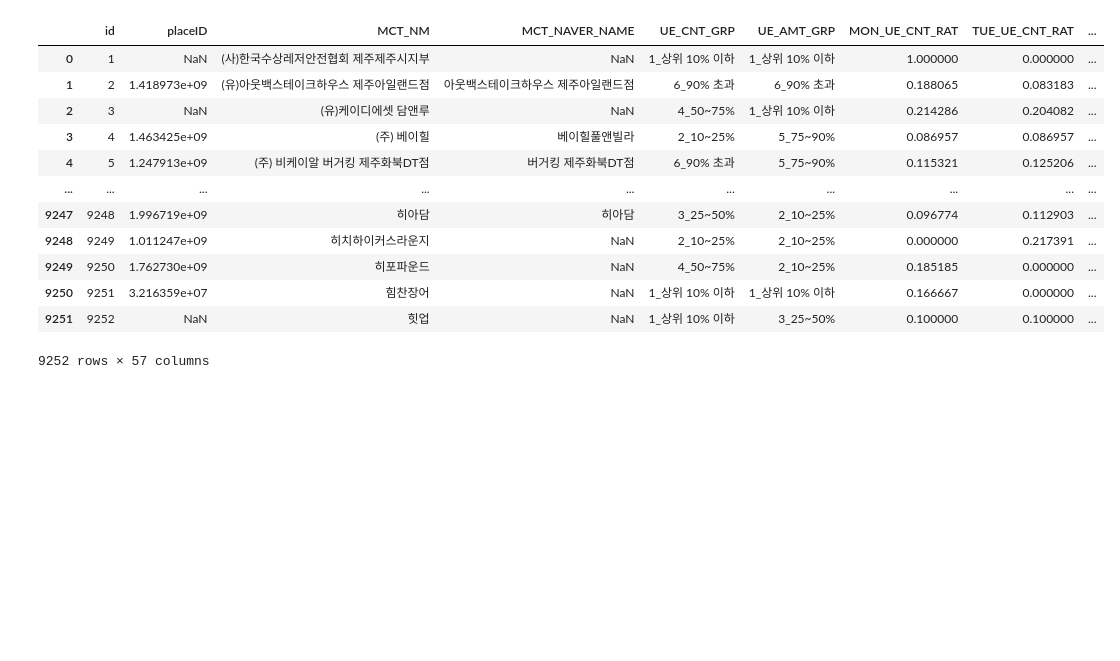
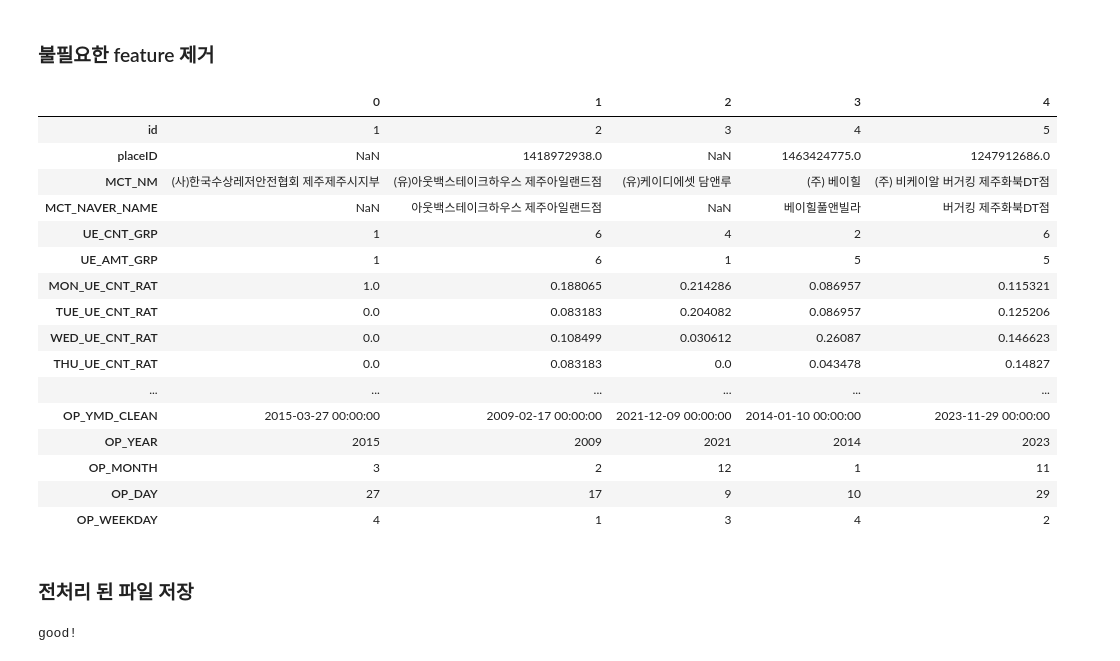
Before and after one commit to MD-KoD/MD-KoD-DP, a Jupyter notebook: DATA_Preprocessing_by_EDA.ipynb, the cells around one changed output. Saved outputs shown, nothing was run; the diff lists cells and outputs as text; code cells hidden in the pictures; blank space fills up the shorter version.

```diff
--- a/DATA_Preprocessing_by_EDA.ipynb
+++ b/DATA_Preprocessing_by_EDA.ipynb
@@ -22,0 +9,9 @@ print(info_df.columns.tolist())
+# %%
+info_df = pd.read_csv('./jeju_csv/information.csv', on_bad_lines='skip')
+rev_df = pd.read_csv('./jeju_csv/review.csv', on_bad_lines='skip')
+tour_df = pd.read_csv('./jeju_csv/tour.csv', on_bad_lines='skip')
+
+
+print(info_df.columns.tolist())
+print(rev_df.columns.tolist())
+print(tour_df.columns.tolist())
@@ -72,7 +81,29 @@ mapping_ordinal = {
     '6_90% 초과': 6,
 }
 
+info_df['UE_CNT_GRP'] = info_df['UE_CNT_GRP'].map(mapping_ordinal)
+info_df['UE_AMT_GRP'] = info_df['UE_AMT_GRP'].map(mapping_ordinal)
+info_df['UE_AMT_PER_TRSN_GRP'] = info_df['UE_AMT_PER_TRSN_GRP'].map(mapping_ordinal)
 
-info_df['UE_CNT_GRP_NUM'] = info_df['UE_CNT_GRP'].map(mapping_ordinal)
-info_df['UE_AMT_GRP_NUM'] = info_df['UE_AMT_GRP'].map(mapping_ordinal)
-info_df['UE_AMT_PER_TRSN_GRP_NUM'] = info_df['UE_AMT_PER_TRSN_GRP'].map(mapping_ordinal)
+plt.figure(figsize=(15, 5))
+
+plt.subplot(131)
+info_df['UE_CNT_GRP'].value_counts().sort_index().plot(kind='bar')
+plt.title('UE_CNT_GRP Distribution')
+plt.xlabel('ordinal')
+plt.ylabel('count')
+
+plt.subplot(132)
+info_df['UE_AMT_GRP'].value_counts().sort_index().plot(kind='bar')
+plt.title('UE_AMT_GRP Distribution')
+plt.xlabel('ordinal')
+plt.ylabel('count')
+
+plt.subplot(133)
+info_df['UE_AMT_PER_TRSN_GRP'].value_counts().sort_index().plot(kind='bar')
+plt.title('UE_AMT_PER_TRSN_GRP Distribution')
+plt.xlabel('ordinal')
+plt.ylabel('count')
+
+plt.tight_layout()
+plt.show()
@@ -116,22 +112,35 @@ dtype: int64
+# %% [markdown]
+### 불필요한 feature 제거
 # %%
 # 제거할 컬럼 리스트
-columns_to_drop = ['TOTAL_REVIEW_NUM', 'TOTAL_BLOG_REVIEW_NUM', 'EWT', 'CD', 'NAVER_ADDR']
+columns_to_drop = ['TOTAL_REVIEW_NUM', 'TOTAL_BLOG_REVIEW_NUM', 'EWT', 'CD', 'NAVER_ADDR', 'crawling_main_ver', 'crawling_info_ver', 'crawling_review_ver', 'crawling_menu_ver']
 
 # 해당 컬럼 제거
 info_df = info_df.drop(columns=columns_to_drop)
 # %%
-info_df
+info_df.head().T
 # %% [output]
-|  | id | placeID | MCT_NM | MCT_NAVER_NAME | UE_CNT_GRP | UE_AMT_GRP | MON_UE_CNT_RAT | TUE_UE_CNT_RAT | ... |
-| 0 | 1 | NaN | (사)한국수상레저안전협회 제주제주시지부 | NaN | 1_상위 10% 이하 | 1_상위 10% 이하 | 1.000000 | 0.000000 | ... |
-| 1 | 2 | 1.418973e+09 | (유)아웃백스테이크하우스 제주아일랜드점 | 아웃백스테이크하우스 제주아일랜드점 | 6_90% 초과 | 6_90% 초과 | 0.188065 | 0.083183 | ... |
-| 2 | 3 | NaN | (유)케이디에셋 담앤루 | NaN | 4_50~75% | 1_상위 10% 이하 | 0.214286 | 0.204082 | ... |
-| 3 | 4 | 1.463425e+09 | (주) 베이힐 | 베이힐풀앤빌라 | 2_10~25% | 5_75~90% | 0.086957 | 0.086957 | ... |
-| 4 | 5 | 1.247913e+09 | (주) 비케이알 버거킹 제주화북DT점 | 버거킹 제주화북DT점 | 6_90% 초과 | 5_75~90% | 0.115321 | 0.125206 | ... |
-| ... | ... | ... | ... | ... | ... | ... | ... | ... | ... |
-| 9247 | 9248 | 1.996719e+09 | 히아담 | 히아담 | 3_25~50% | 2_10~25% | 0.096774 | 0.112903 | ... |
-| 9248 | 9249 | 1.011247e+09 | 히치하이커스라운지 | NaN | 2_10~25% | 2_10~25% | 0.000000 | 0.217391 | ... |
-| 9249 | 9250 | 1.762730e+09 | 히포파운드 | NaN | 4_50~75% | 2_10~25% | 0.185185 | 0.000000 | ... |
-| 9250 | 9251 | 3.216359e+07 | 힘찬장어 | NaN | 1_상위 10% 이하 | 1_상위 10% 이하 | 0.166667 | 0.000000 | ... |
-| 9251 | 9252 | NaN | 힛업 | NaN | 1_상위 10% 이하 | 3_25~50% | 0.100000 | 0.100000 | ... |
+|  | 0 | 1 | 2 | 3 | 4 |
+| id | 1 | 2 | 3 | 4 | 5 |
+| placeID | NaN | 1418972938.0 | NaN | 1463424775.0 | 1247912686.0 |
+| MCT_NM | (사)한국수상레저안전협회 제주제주시지부 | (유)아웃백스테이크하우스 제주아일랜드점 | (유)케이디에셋 담앤루 | (주) 베이힐 | (주) 비케이알 버거킹 제주화북DT점 |
+| MCT_NAVER_NAME | NaN | 아웃백스테이크하우스 제주아일랜드점 | NaN | 베이힐풀앤빌라 | 버거킹 제주화북DT점 |
+| UE_CNT_GRP | 1 | 6 | 4 | 2 | 6 |
+| UE_AMT_GRP | 1 | 6 | 1 | 5 | 5 |
+| MON_UE_CNT_RAT | 1.0 | 0.188065 | 0.214286 | 0.086957 | 0.115321 |
+| TUE_UE_CNT_RAT | 0.0 | 0.083183 | 0.204082 | 0.086957 | 0.125206 |
+| WED_UE_CNT_RAT | 0.0 | 0.108499 | 0.030612 | 0.26087 | 0.146623 |
+| THU_UE_CNT_RAT | 0.0 | 0.083183 | 0.0 | 0.043478 | 0.14827 |
+| ... | ... | ... | ... | ... | ... |
+| OP_YMD_CLEAN | 2015-03-27 00:00:00 | 2009-02-17 00:00:00 | 2021-12-09 00:00:00 | 2014-01-10 00:00:00 | 2023-11-29 00:00:00 |
+| OP_YEAR | 2015 | 2009 | 2021 | 2014 | 2023 |
+| OP_MONTH | 3 | 2 | 12 | 1 | 11 |
+| OP_DAY | 27 | 17 | 9 | 10 | 29 |
+| OP_WEEKDAY | 4 | 1 | 3 | 4 | 2 |
-9252 rows × 57 columns
+# %% [markdown]
+### 전처리 된 파일 저장
+# %%
+info_df.to_csv('./jeju_csv/info_df_processed.csv', index=False, encoding='utf-8')
+print("good!")
+# %% [output]
+good!
```
Also changed, not shown: parts of 12 cells of this notebook, 2 other files.
